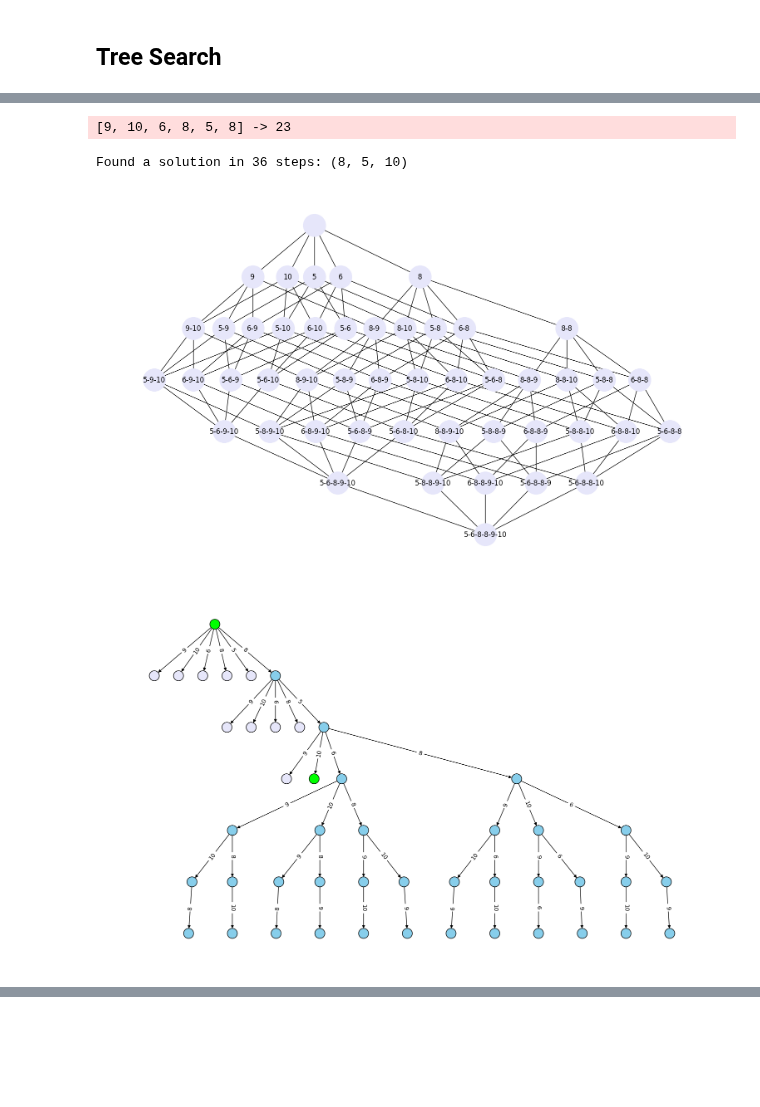
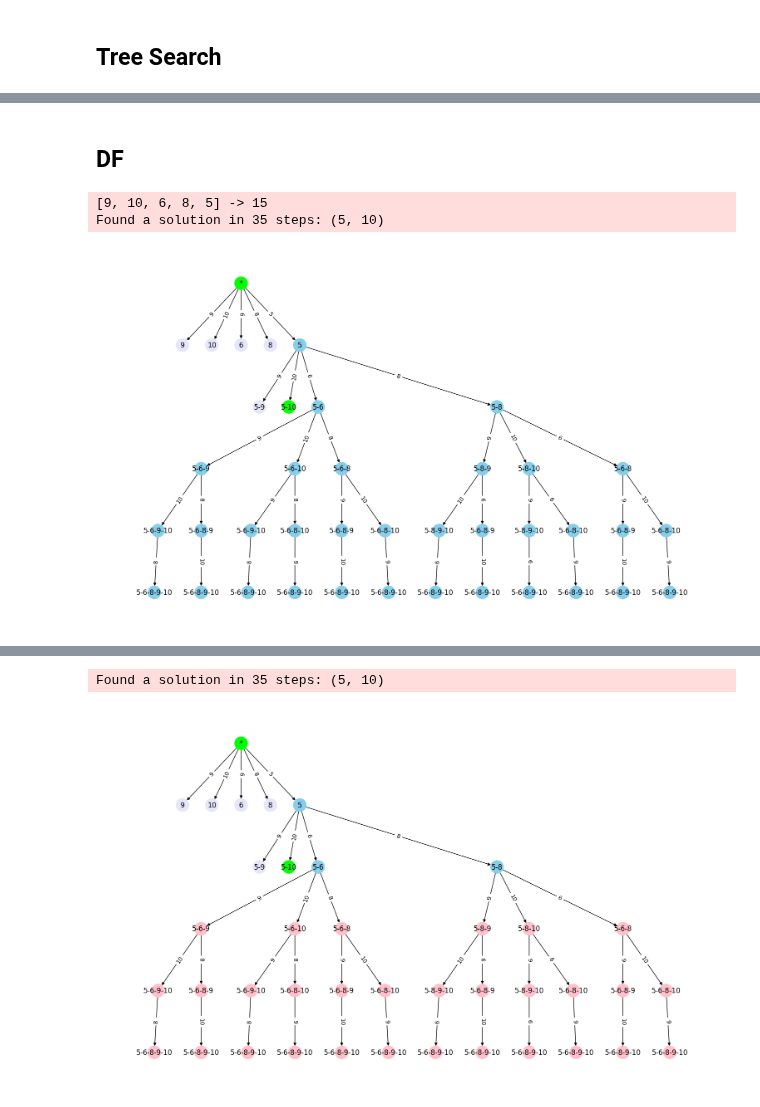
Before and after one commit to squillero/computational-intelligence, a Jupyter notebook: 2022-23/min-sum.ipynb, the cells around one changed output, grey strips where cells are left out. Cells and saved outputs as stored; diff of their text form; code cells hidden in the pictures; blank space fills up the shorter version.

```diff
--- a/2022-23/min-sum.ipynb
+++ b/2022-23/min-sum.ipynb
@@ -59,6 +66,9 @@ def problem(array_length):
     return array, goal
 # %% [markdown]
 ## Tree Search
+# %%
+def equivalent(state_1, state_2):
+    return all(sorted(t1) == sorted(t2) for t1, t2 in zip(state_1, state_2))
 # %%
 def tree_search(blocks, goal, strategy="bf", bound=False):
     tree = nx.DiGraph()
@@ -85,7 +95,7 @@ def tree_search(blocks, goal, strategy="bf", bound=False):
             logging.info(f"Found a solution in {n:,} steps: {current_bag}")
             tree.nodes[state]["color"] = "lime"
             break
-        elif bound and sum(current_bag) > goal:
+        elif bound is True and sum(current_bag) > goal:
             tree.nodes[state]["color"] = "red"
             continue
 
@@ -100,12 +110,15 @@ def tree_search(blocks, goal, strategy="bf", bound=False):
             tree.add_edge(state, new_state, label=object)
             frontier.append(new_state)
 
-    count = defaultdict(int)
+    tree.add_node(((), tuple(blocks)), color="lime", label="*")
+    if bound == "mark":
+        for bounded in [n for n in tree.nodes if sum(n[0]) > goal]:
+            tree.nodes[bounded]["color"] = "pink"
     for n in tree.nodes:
-        count[tuple(sorted(n[0]))] += 1
-    for n in tree.nodes:
-        tree.nodes[n]["count"] = count[tuple(sorted(n[0]))]
+        tree.nodes[n]["count"] = -1
+    for n1, n2 in product(tree.nodes, repeat=2):
+        if equivalent(n1, n2):
+            tree.nodes[n1]["count"] += 1
+            tree.nodes[n2]["count"] += 1
 
-    tree.nodes[((), tuple(blocks))]["color"] = "lime"
-    tree.nodes[((), tuple(blocks))]["label"] = "*"
     return tree
@@ -132,36 +147,23 @@ Found a solution in 8 steps: (9, 6)
 [figure]
+# %% [markdown]
+## DF
 # %%
-array, goal = problem(6)
+array, goal = problem(5, display_graph=False)
 tree = tree_search(array, goal, strategy="df")
 
-# plt.figure(figsize=(20, 12))
 plt.figure(figsize=(15, 9))
 pos = graphviz_layout(tree, prog="dot")  # dot neato twopi circo fdp sfdp
 nx.draw(
     tree,
     pos=pos,
     node_color=[c for _, c in tree.nodes(data="color")],
-    with_labels=False,
-    linewidths=1,
-    edgecolors="black",
+    with_labels=True,
+    labels={n: l for n, l in tree.nodes.data("label")},
+    node_size=500,
 )
 nx.draw_networkx_edge_labels(tree, pos=pos, edge_labels=nx.get_edge_attributes(tree, "label"))
 None
-
-plt.figure(figsize=(15, 9))
-nx.draw(
-    tree,
-    pos=pos,
-    node_color=[c for _, c in tree.nodes(data="count")],
-    cmap=plt.cm.Reds,
-    with_labels=False,
-    linewidths=1,
-    edgecolors="firebrick",
-)
-nx.draw_networkx_edge_labels(tree, pos=pos, edge_labels=nx.get_edge_attributes(tree, "label"))
-None
 # %% [output]
-[9, 10, 6, 8, 5, 8] -> 23
+[9, 10, 6, 8, 5] -> 15
+Found a solution in 35 steps: (5, 10)
-Found a solution in 36 steps: (8, 5, 10)
-[figure, old version]
+[figure, new version]
-[figure, removed]
@@ -168,0 +170,18 @@ Found a solution in 36 steps: (8, 5, 10)
+# %%
+tree = tree_search(array, goal, strategy="df", bound="mark")
+
+plt.figure(figsize=(15, 9))
+pos = graphviz_layout(tree, prog="dot")  # dot neato twopi circo fdp sfdp
+nx.draw(
+    tree,
+    pos=pos,
+    node_color=[c for _, c in tree.nodes(data="color")],
+    with_labels=True,
+    labels={n: l for n, l in tree.nodes.data("label")},
+    node_size=500,
+)
+nx.draw_networkx_edge_labels(tree, pos=pos, edge_labels=nx.get_edge_attributes(tree, "label"))
+None
+# %% [output]
+Found a solution in 35 steps: (5, 10)
+[figure, added]
```
Also changed, not shown: parts of 8 cells of this notebook.
